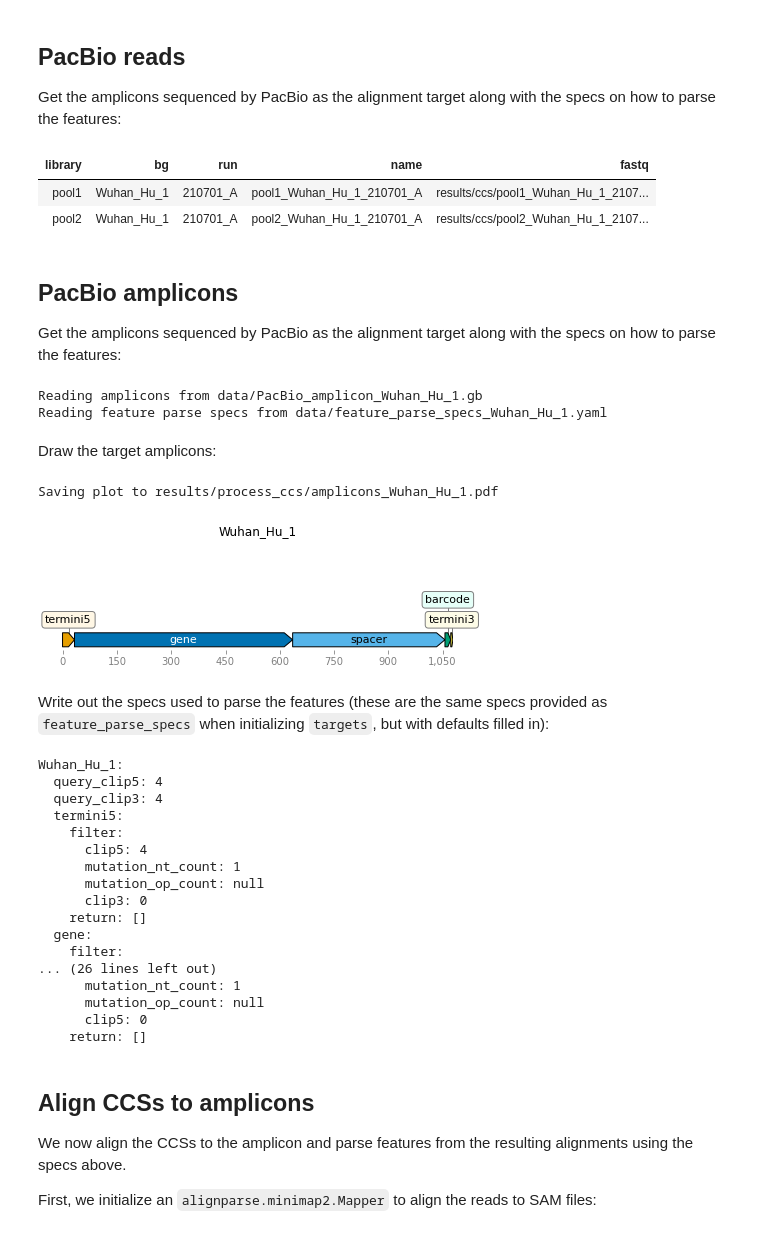
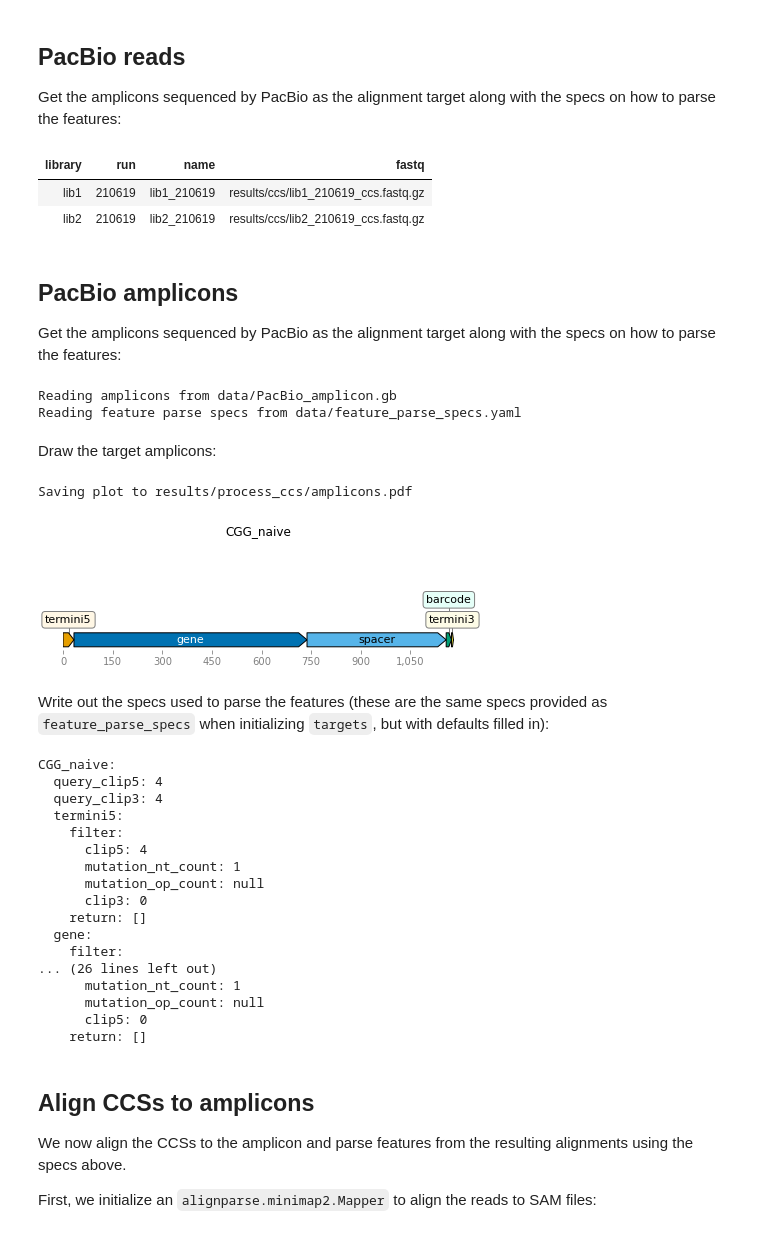
Before and after one commit to jbloomlab/Ab-CGGnaive_DMS, a Jupyter notebook: process_ccs.ipynb, the cells around one changed output. Cells and saved outputs as stored; diff of their text form; code cells hidden in the pictures.

```diff
--- a/process_ccs.ipynb
+++ b/process_ccs.ipynb
@@ -78,53 +74,51 @@ Get the amplicons sequenced by PacBio as the alignment target along with the spe
 # %%
 pacbio_runs = (
     pd.read_csv(config['pacbio_runs'], dtype=str)
-    .drop(columns=['ccs'])
-    .assign(name=lambda x: x['library'] + '_' + x['bg'] + '_' + x['run'],
+    .drop(columns=['subreads'])
+    .assign(name=lambda x: x['library'] + '_' + x['run'],
             fastq=lambda x: config['ccs_dir'] + '/' + x['name'] + '_ccs.fastq.gz'
             )
     )
 
-pacbio_runs.drop(pacbio_runs[pacbio_runs['bg'] != background].index,inplace=True)
-
 display(HTML(pacbio_runs.to_html(index=False)))
 # %% [output]
-| library | bg | run | name | fastq |
-| pool1 | Wuhan_Hu_1 | 210701_A | pool1_Wuhan_Hu_1_210701_A | results/ccs/pool1_Wuhan_Hu_1_2107... |
-| pool2 | Wuhan_Hu_1 | 210701_A | pool2_Wuhan_Hu_1_210701_A | results/ccs/pool2_Wuhan_Hu_1_2107... |
+| library | run | name | fastq |
+| lib1 | 210619 | lib1_210619 | results/ccs/lib1_210619_ccs.fastq.gz |
+| lib2 | 210619 | lib2_210619 | results/ccs/lib2_210619_ccs.fastq.gz |
 # %% [markdown]
 ## PacBio amplicons
 Get the amplicons sequenced by PacBio as the alignment target along with the specs on how to parse the features:
 # %%
-print(f"Reading amplicons from {config['amplicons_' + background]}")
-print(f"Reading feature parse specs from {config['feature_parse_specs_' + background]}")
+print(f"Reading amplicons from {config['amplicon']}")
+print(f"Reading feature parse specs from {config['feature_parse_specs']}")
 
 targets = alignparse.targets.Targets(
-                seqsfile=config['amplicons_' + background],
-                feature_parse_specs=config['feature_parse_specs_' + background])
+                seqsfile=config['amplicon'],
+                feature_parse_specs=config['feature_parse_specs'])
 # %% [output]
-Reading amplicons from data/PacBio_amplicon_Wuhan_Hu_1.gb
-Reading feature parse specs from data/feature_parse_specs_Wuhan_Hu_1.yaml
+Reading amplicons from data/PacBio_amplicon.gb
+Reading feature parse specs from data/feature_parse_specs.yaml
 # %% [markdown]
 Draw the target amplicons:
 # %%
 fig = targets.plot(ax_width=7,
                    plots_indexing='biopython',  # numbering starts at 0
                    ax_height=2,  # height of each plot
                    hspace=1.2,  # vertical space between plots
                    )
 
-plotfile = os.path.join(config['process_ccs_dir'], 'amplicons_'+background+'.pdf')
+plotfile = os.path.join(config['process_ccs_dir'], 'amplicons.pdf')
 print(f"Saving plot to {plotfile}")
 fig.savefig(plotfile, bbox_inches='tight')
 # %% [output]
-Saving plot to results/process_ccs/amplicons_Wuhan_Hu_1.pdf
+Saving plot to results/process_ccs/amplicons.pdf
-[figure, old version]
+[figure, new version]
 # %% [markdown]
 Write out the specs used to parse the features (these are the same specs provided as `feature_parse_specs` when initializing `targets`, but with defaults filled in):
 # %%
 print(targets.feature_parse_specs('yaml'))
 # %% [output]
-Wuhan_Hu_1:
+CGG_naive:
   query_clip5: 4
   query_clip3: 4
   termini5:
```
Also changed, not shown: parts of 37 cells of this notebook, 34 other files.
